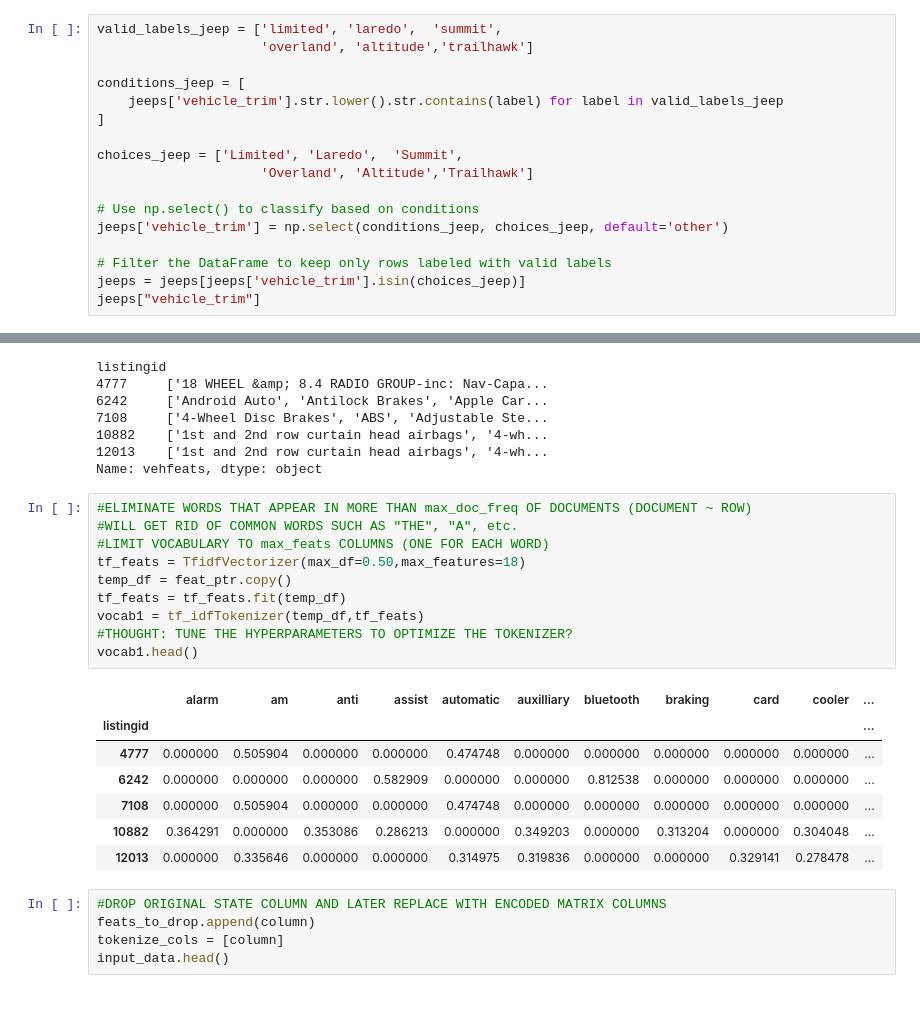
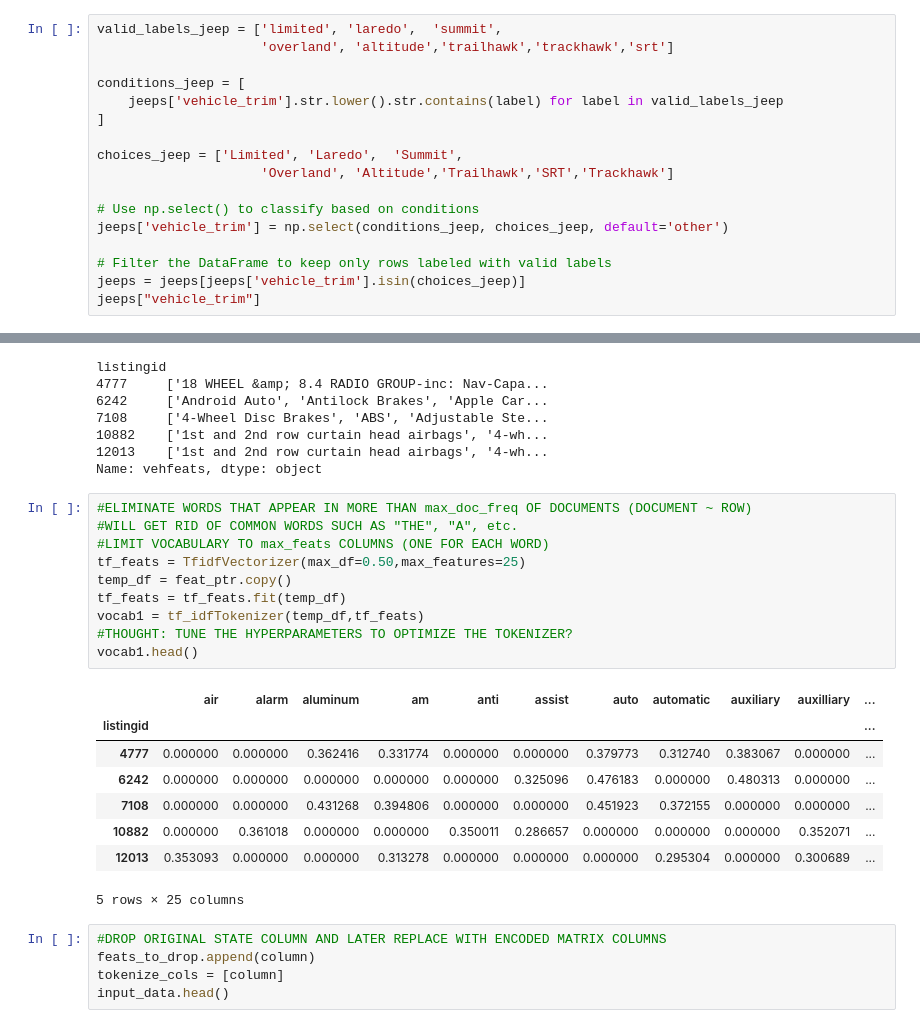
Before and after one commit to aflynn0213/vehicle_predictions, a Jupyter notebook: usedCarsPredictions.ipynb, the cells around one changed output, grey strips where cells are left out. Cells and saved outputs as stored; diff of their text form.

```diff
--- a/usedCarsPredictions.ipynb
+++ b/usedCarsPredictions.ipynb
@@ -323,14 +323,14 @@ listingid
 Name: vehicle_trim, Length: 1570, dtype: object
 # %%
 valid_labels_jeep = ['limited', 'laredo',  'summit',
-                     'overland', 'altitude','trailhawk']
+                     'overland', 'altitude','trailhawk','trackhawk','srt']
 
 conditions_jeep = [
     jeeps['vehicle_trim'].str.lower().str.contains(label) for label in valid_labels_jeep
 ]
 
 choices_jeep = ['Limited', 'Laredo',  'Summit',
-                     'Overland', 'Altitude','Trailhawk']
+                     'Overland', 'Altitude','Trailhawk','SRT','Trackhawk']
 
 # Use np.select() to classify based on conditions
 jeeps['vehicle_trim'] = np.select(conditions_jeep, choices_jeep, default='other')
@@ -966,21 +971,22 @@ Name: vehfeats, dtype: object
 # %%
 #ELIMINATE WORDS THAT APPEAR IN MORE THAN max_doc_freq OF DOCUMENTS (DOCUMENT ~ ROW)
 #WILL GET RID OF COMMON WORDS SUCH AS "THE", "A", etc.
 #LIMIT VOCABULARY TO max_feats COLUMNS (ONE FOR EACH WORD)
-tf_feats = TfidfVectorizer(max_df=0.50,max_features=18)
+tf_feats = TfidfVectorizer(max_df=0.50,max_features=25)
 temp_df = feat_ptr.copy()
 tf_feats = tf_feats.fit(temp_df)
 vocab1 = tf_idfTokenizer(temp_df,tf_feats)
 #THOUGHT: TUNE THE HYPERPARAMETERS TO OPTIMIZE THE TOKENIZER?
 vocab1.head()
 # %% [output]
-|  | alarm | am | anti | assist | automatic | auxilliary | bluetooth | braking | card | cooler | ... |
+|  | air | alarm | aluminum | am | anti | assist | auto | automatic | auxiliary | auxilliary | ... |
 | listingid |  |  |  |  |  |  |  |  |  |  | ... |
-| 4777 | 0.000000 | 0.505904 | 0.000000 | 0.000000 | 0.474748 | 0.000000 | 0.000000 | 0.000000 | 0.000000 | 0.000000 | ... |
-| 6242 | 0.000000 | 0.000000 | 0.000000 | 0.582909 | 0.000000 | 0.000000 | 0.812538 | 0.000000 | 0.000000 | 0.000000 | ... |
-| 7108 | 0.000000 | 0.505904 | 0.000000 | 0.000000 | 0.474748 | 0.000000 | 0.000000 | 0.000000 | 0.000000 | 0.000000 | ... |
-| 10882 | 0.364291 | 0.000000 | 0.353086 | 0.286213 | 0.000000 | 0.349203 | 0.000000 | 0.313204 | 0.000000 | 0.304048 | ... |
-| 12013 | 0.000000 | 0.335646 | 0.000000 | 0.000000 | 0.314975 | 0.319836 | 0.000000 | 0.000000 | 0.329141 | 0.278478 | ... |
+| 4777 | 0.000000 | 0.000000 | 0.362416 | 0.331774 | 0.000000 | 0.000000 | 0.379773 | 0.312740 | 0.383067 | 0.000000 | ... |
+| 6242 | 0.000000 | 0.000000 | 0.000000 | 0.000000 | 0.000000 | 0.325096 | 0.476183 | 0.000000 | 0.480313 | 0.000000 | ... |
+| 7108 | 0.000000 | 0.000000 | 0.431268 | 0.394806 | 0.000000 | 0.000000 | 0.451923 | 0.372155 | 0.000000 | 0.000000 | ... |
+| 10882 | 0.000000 | 0.361018 | 0.000000 | 0.000000 | 0.350011 | 0.286657 | 0.000000 | 0.000000 | 0.000000 | 0.352071 | ... |
+| 12013 | 0.353093 | 0.000000 | 0.000000 | 0.313278 | 0.000000 | 0.000000 | 0.000000 | 0.295304 | 0.000000 | 0.300689 | ... |
+5 rows × 25 columns
 # %%
 #DROP ORIGINAL STATE COLUMN AND LATER REPLACE WITH ENCODED MATRIX COLUMNS
 feats_to_drop.append(column)
```
Also changed, not shown: parts of 49 cells of this notebook.
